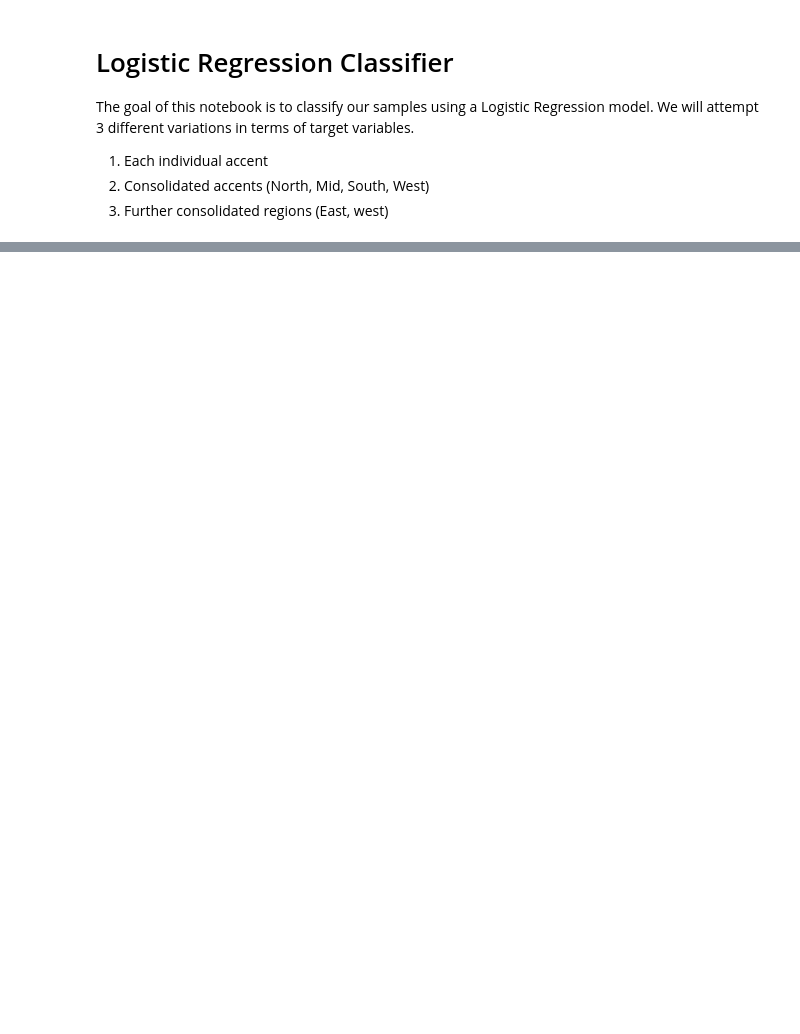
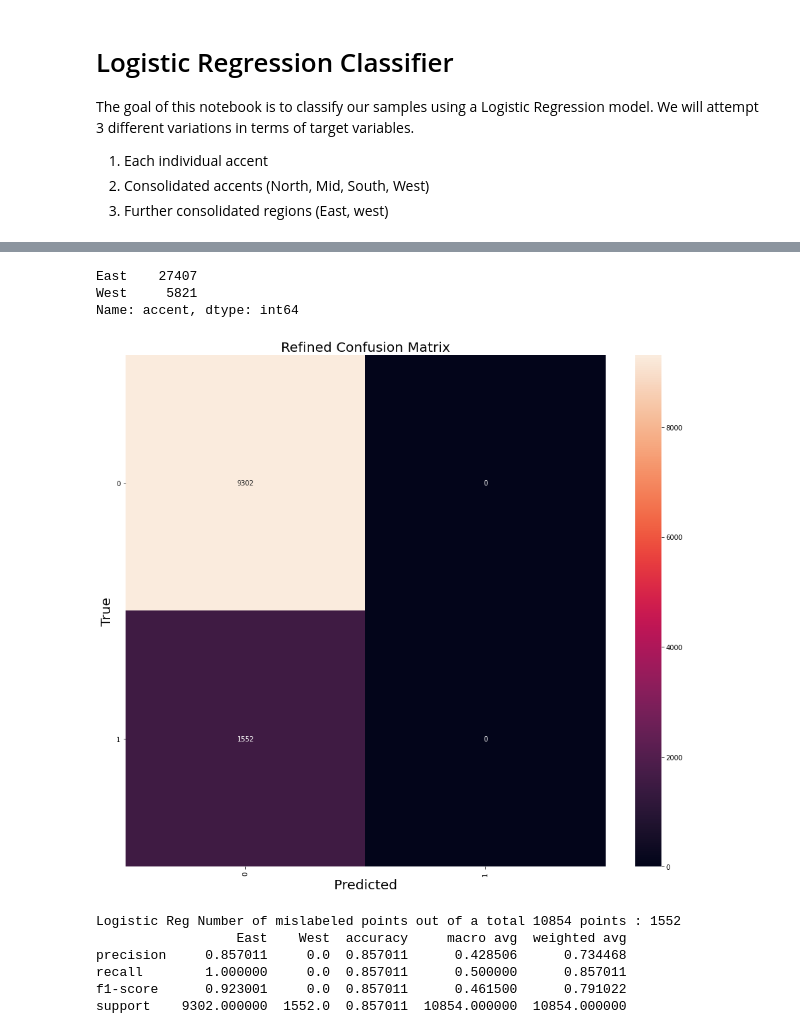
Before and after one commit to andrewpaster/isye_6740_final_project_accents, a Jupyter notebook: Models/Logistic Regression_ mfcc.ipynb, the cells around one changed output, grey strips where cells are left out. Drawn from its saved outputs; the diff is of its cells as text; code cells hidden in the pictures; blank space fills up the shorter version.

```diff
--- a/Models/Logistic Regression_ mfcc.ipynb
+++ b/Models/Logistic Regression_ mfcc.ipynb
@@ -186,0 +249,27 @@ support    13596.000000  13596.000000
+# %%
+consolidate_mas = {
+    'North': 'East',
+    'Mid': 'East',
+    'South': 'East',
+    'West': 'West',
+}
+
+
+condensed_train_two_regions, condensed_tes_two_regions = consolidate_regions(condensed_train, condensed_test, consolidate_mas)
+
+
+condensed_train_two_regions.accent.value_counts()
+# %% [output]
+East    27407
+West     5821
+Name: accent, dtype: int64
+# %%
+logit_cm, logit_y_pred_cm, logit_conf_cm = logistic_reg(condensed_train_two_regions, condensed_tes_two_regions)
+# %% [output]
+[figure, added]
+Logistic Reg Number of mislabeled points out of a total 10854 points : 1552
+                  East    West  accuracy     macro avg  weighted avg
+precision     0.857011     0.0  0.857011      0.428506      0.734468
+recall        1.000000     0.0  0.857011      0.500000      0.857011
+f1-score      0.923001     0.0  0.857011      0.461500      0.791022
+support    9302.000000  1552.0  0.857011  10854.000000  10854.000000
```
Also changed, not shown: parts of 10 cells of this notebook.
